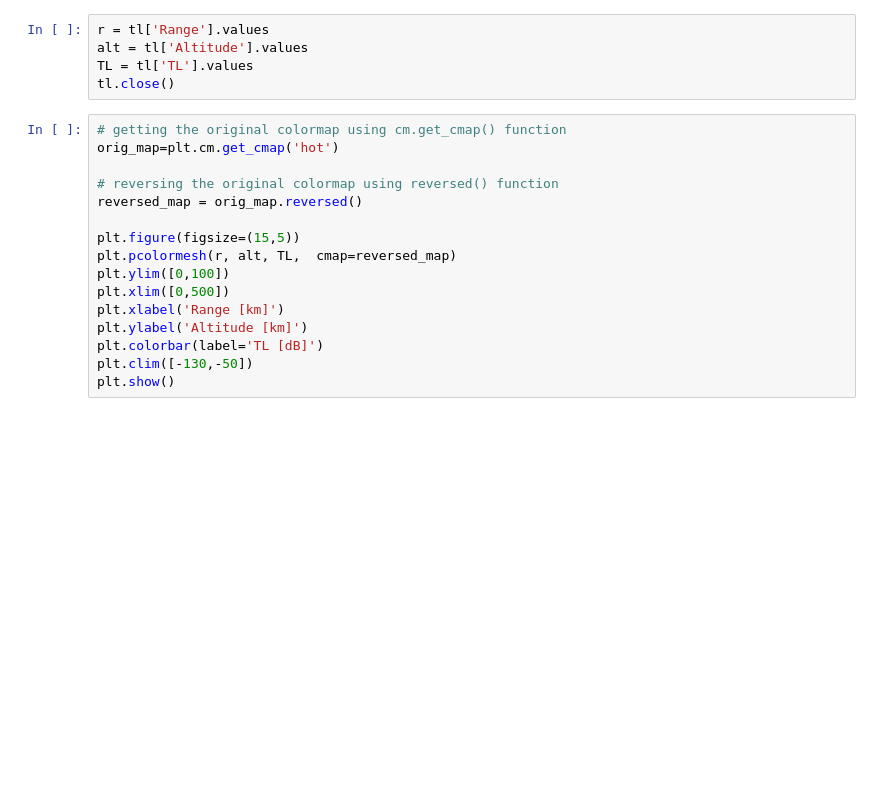
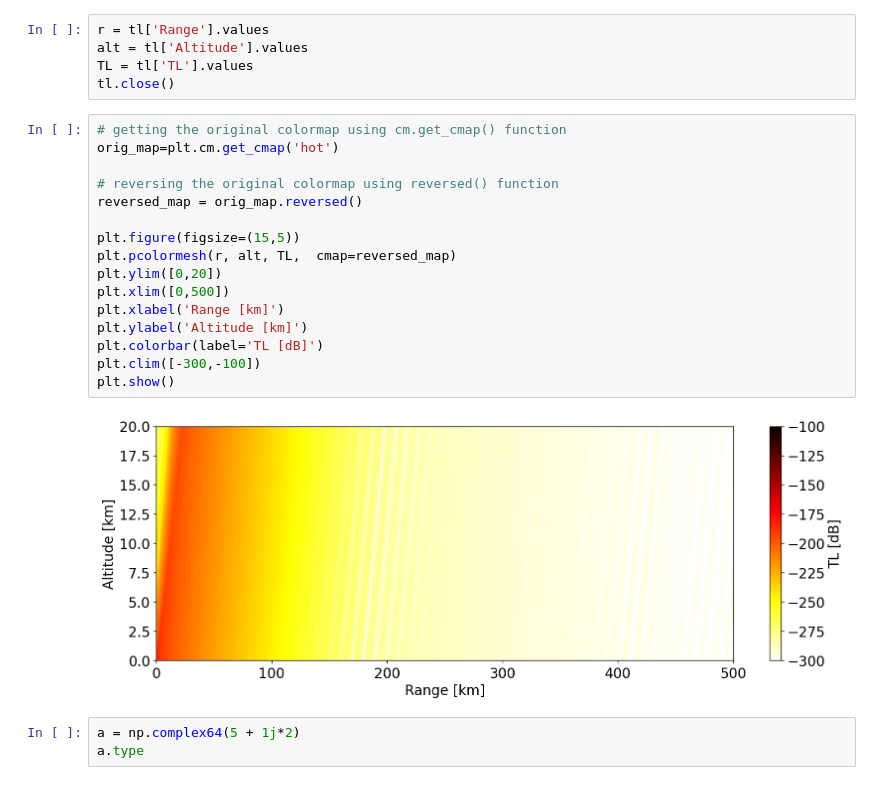
Before and after one commit to Gilaverbuch/SA_FFP, a Jupyter notebook: SA FFP notebook.ipynb, the cells around one changed output. Saved outputs shown, nothing was run; the diff lists cells and outputs as text; blank space fills up the shorter version.

```diff
--- a/SA FFP notebook.ipynb
+++ b/SA FFP notebook.ipynb
@@ -24,16 +67,21 @@ tl.close()
 # %%
 # getting the original colormap using cm.get_cmap() function
 orig_map=plt.cm.get_cmap('hot')
 
 # reversing the original colormap using reversed() function
 reversed_map = orig_map.reversed()
 
 plt.figure(figsize=(15,5))
 plt.pcolormesh(r, alt, TL,  cmap=reversed_map)
-plt.ylim([0,100])
+plt.ylim([0,20])
 plt.xlim([0,500])
 plt.xlabel('Range [km]')
 plt.ylabel('Altitude [km]')
 plt.colorbar(label='TL [dB]')
-plt.clim([-130,-50])
+plt.clim([-300,-100])
 plt.show()
+# %% [output]
+[figure, added]
+# %%
+a = np.complex64(5 + 1j*2)
+a.type
```
Also changed, not shown: parts of 9 cells of this notebook, 12 other files.
